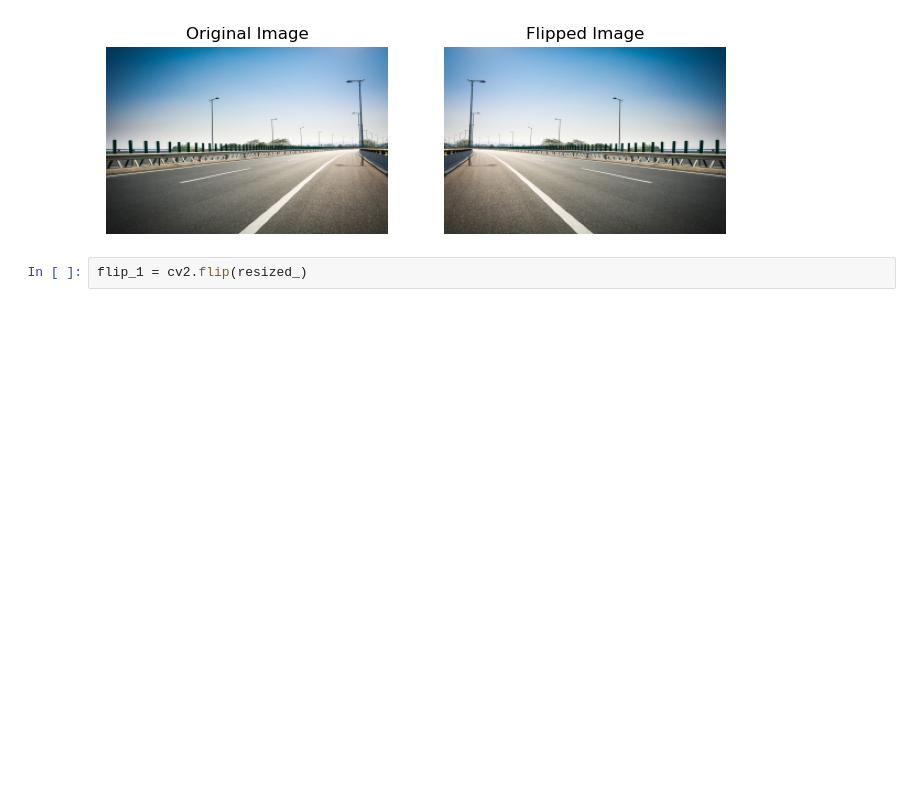
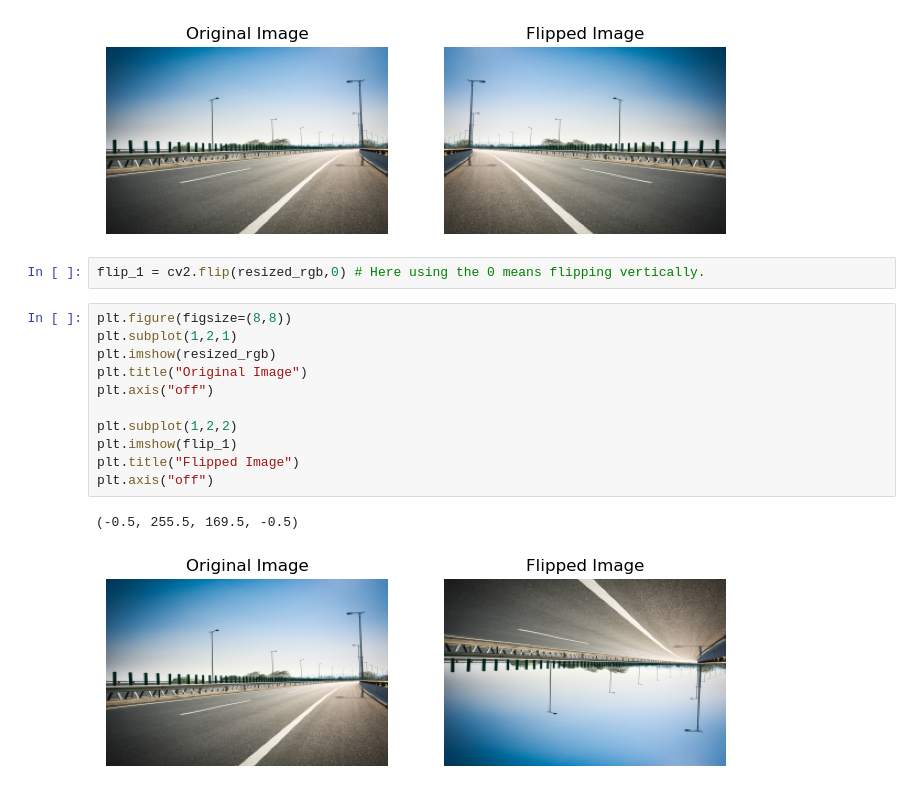
Before and after one commit to aaditya-pdgupta/Python_Course, a Jupyter notebook: Flipping_Image.ipynb, the cells around one changed output. Drawn from its saved outputs; the diff is of its cells as text; blank space fills up the shorter version.

```diff
--- a/Flipping_Image.ipynb
+++ b/Flipping_Image.ipynb
@@ -51,4 +51,18 @@ plt.axis("off")
 (-0.5, 255.5, 169.5, -0.5)
 [figure]
 # %%
-flip_1 = cv2.flip(resized_)
+flip_1 = cv2.flip(resized_rgb,0) # Here using the 0 means flipping vertically.
+# %%
+plt.figure(figsize=(8,8))
+plt.subplot(1,2,1)
+plt.imshow(resized_rgb)
+plt.title("Original Image")
+plt.axis("off")
+
+plt.subplot(1,2,2)
+plt.imshow(flip_1)
+plt.title("Flipped Image")
+plt.axis("off")
+# %% [output]
+(-0.5, 255.5, 169.5, -0.5)
+[figure, added]
```
